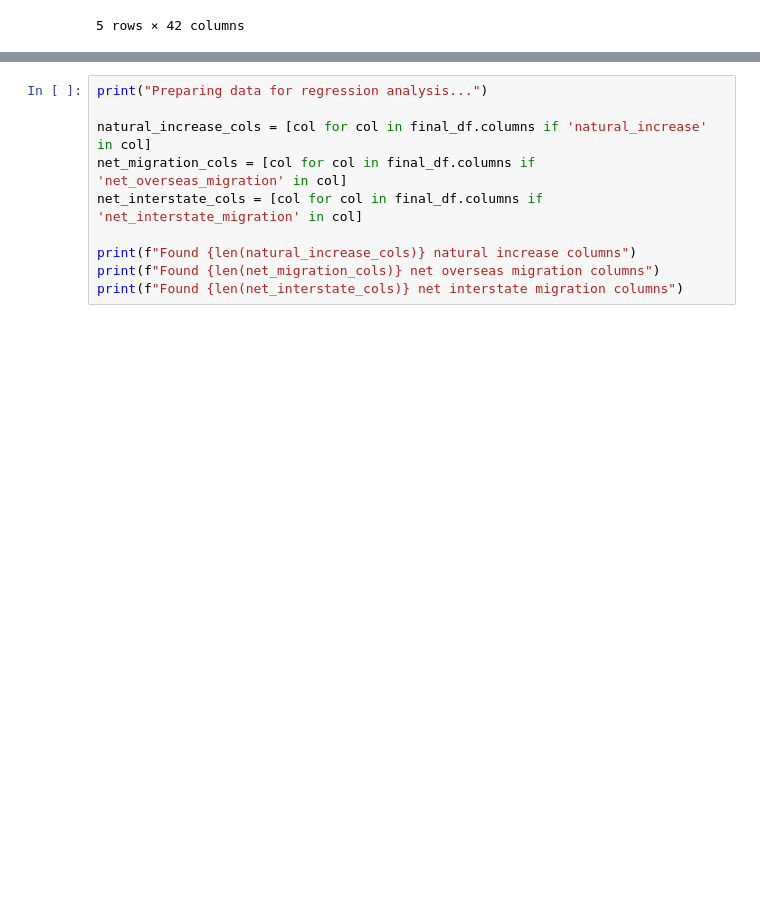
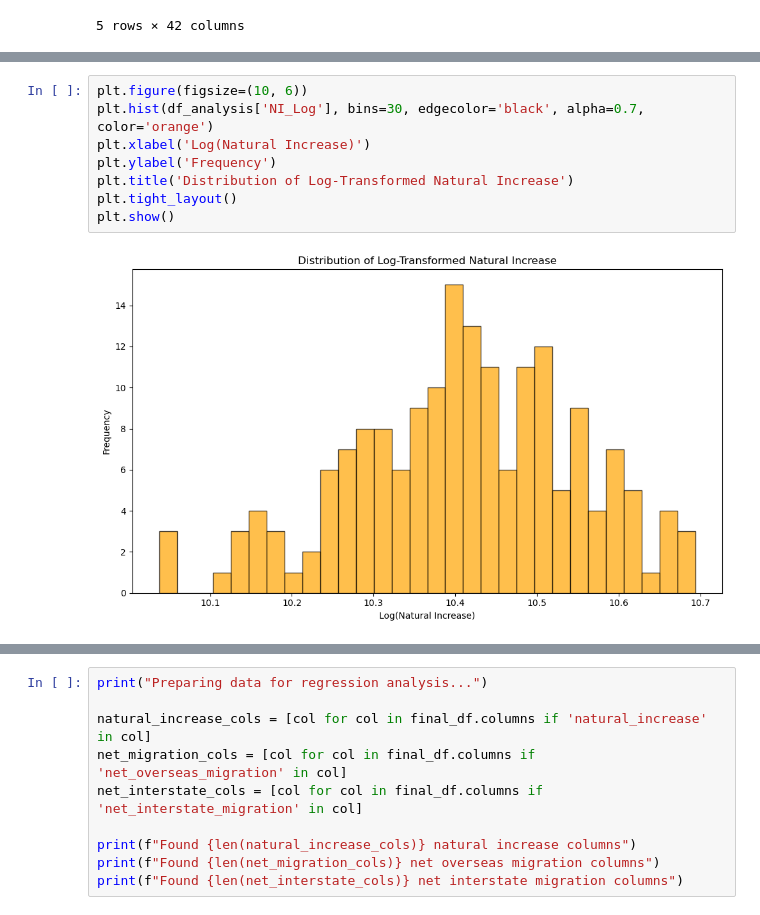
Before and after one commit to habray-99/PRT564-DATA-ANALYTICS-AND-VISUALISATION, a Jupyter notebook: Final_Assingnment.ipynb, the cells around one changed output, grey strips where cells are left out. Saved outputs shown, nothing was run; the diff lists cells and outputs as text; blank space fills up the shorter version.

```diff
--- a/Final_Assingnment.ipynb
+++ b/Final_Assingnment.ipynb
@@ -83,0 +318,10 @@ First 5 rows:
+# %%
+plt.figure(figsize=(10, 6))
+plt.hist(df_analysis['NI_Log'], bins=30, edgecolor='black', alpha=0.7, color='orange')
+plt.xlabel('Log(Natural Increase)')
+plt.ylabel('Frequency')
+plt.title('Distribution of Log-Transformed Natural Increase')
+plt.tight_layout()
+plt.show()
+# %% [output]
+[figure, added]
```
Also changed, not shown: parts of 19 cells of this notebook.
